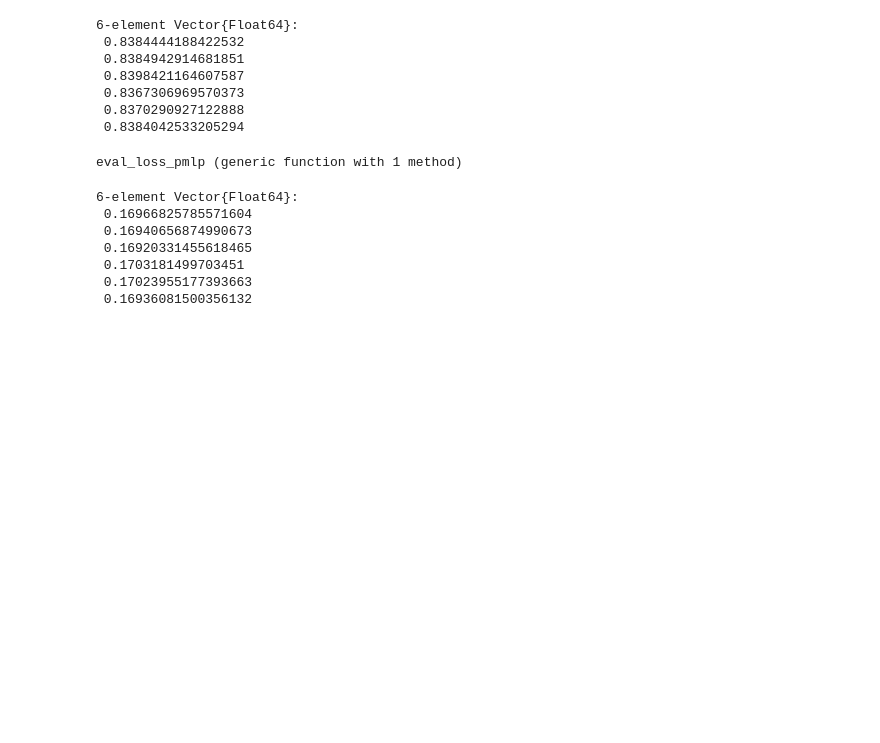
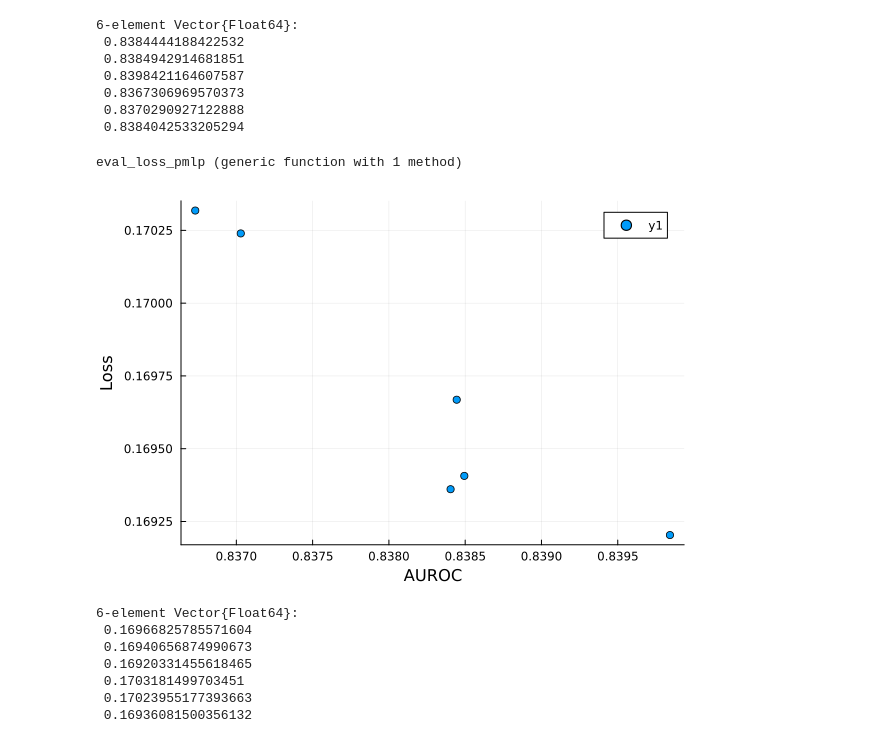
Before and after one commit to wilkieolin/phasor_julia, a Jupyter notebook: nn_comparison.ipynb, the cells around one changed output. Cells and saved outputs as stored; diff of their text form; code cells hidden in the pictures; blank space fills up the shorter version.

```diff
--- a/nn_comparison.ipynb
+++ b/nn_comparison.ipynb
@@ -143,6 +143,23 @@ function eval_loss_pmlp(record)
 end
 # %% [output]
 eval_loss_pmlp (generic function with 1 method)
+# %%
+scatter([0.8384444188422532
+0.8384942914681851
+0.8398421164607587
+0.8367306969570373
+0.8370290927122888
+0.8384042533205294],
+[ 0.16966825785571604
+0.16940656874990673
+0.16920331455618465
+0.1703181499703451
+0.17023955177393663
+0.16936081500356132])
+xlabel!("AUROC")
+ylabel!("Loss")
+# %% [output]
+[figure, added]
 # %%
 eval_loss_pmlp.(pmlps)
 # %% [output]
```
Also changed, not shown: parts of 17 cells of this notebook, 2 other files.
